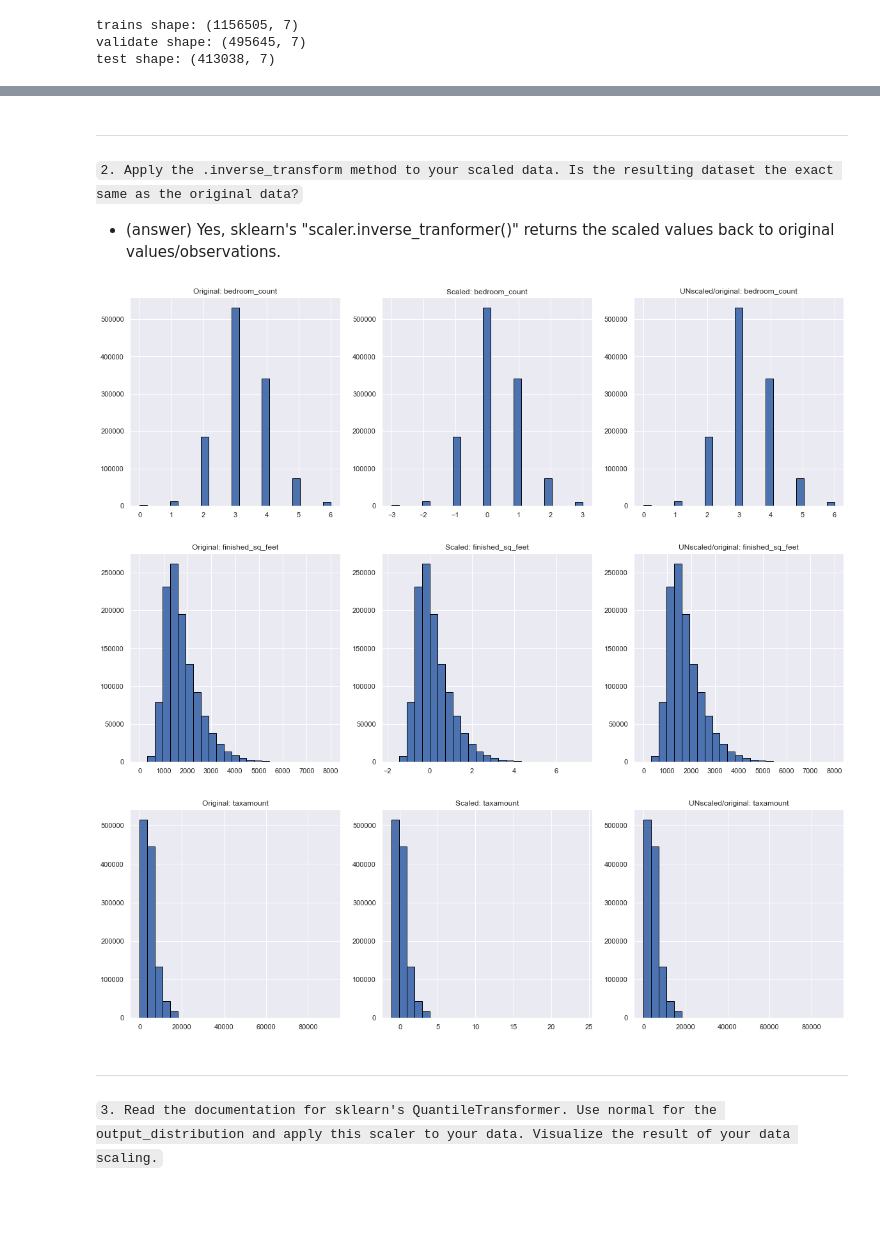
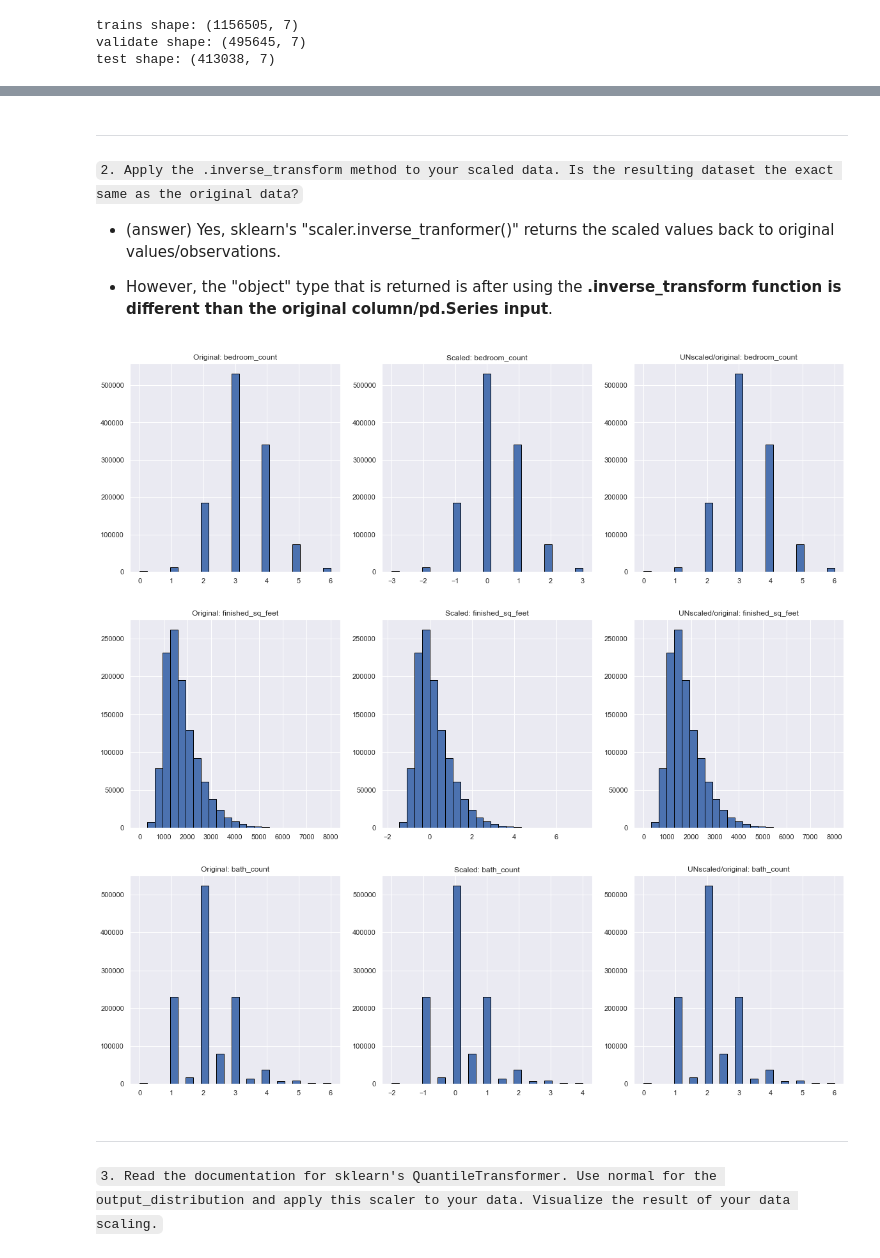
Before and after one commit to mijailmariano/regression-exercises, a Jupyter notebook: scaling.ipynb, the cells around one changed output, grey strips where cells are left out. Saved outputs shown, nothing was run; the diff lists cells and outputs as text; code cells hidden in the pictures; blank space fills up the shorter version.

```diff
--- a/scaling.ipynb
+++ b/scaling.ipynb
@@ -9,7 +9,9 @@ import numpy as np
 import scipy.stats as stats
 
 # visualization libraries
-import matplotlib.pyplot as plt
+import matplotlib as mlp
+mlp.rcParams['figure.dpi'] = 200
+from matplotlib import pyplot as plt
 import seaborn as sns
 sns.set()
 
@@ -18,6 +20,9 @@ from wrangle import get_zillow_dataset, clean_zillow_dataset, zillow_outliers, t
 
 # sklearn modules and scaling functions
 import sklearn
+
+import env
+from env import user, password, host, get_connection
 # %% [markdown]
 ----
 ### ``Scaling Numerical Data Exercises:``
@@ -133,11 +134,11 @@ test shape: (413038, 7)
 # %%
 # setting dataset independent/dependent variables
 
-X_train = train.drop(columns=["tax_dollar_value"])
-y_train = train.tax_dollar_value
+X_train = train.drop(columns=["home_value", "tax_amount"])
+y_train = train.home_value
 
-X_validate = validate.drop(columns=["tax_dollar_value"])
-y_validate = validate.tax_dollar_value
+X_validate = validate.drop(columns=["home_value", "tax_amount"])
+y_validate = validate.home_value
 
-X_test = test.drop(columns=["tax_dollar_value"])
-y_test = test.tax_dollar_value
+X_test = test.drop(columns=["home_value", "tax_amount"])
+y_test = test.home_value
@@ -144,7 +151,7 @@ y_test = test.tax_dollar_value
 # %%
 # Robust Scaler Plots
 
-cols = ["bedroom_count", "finished_sq_feet", "taxamount"]
+cols = ["bedroom_count", "finished_sq_feet", "bath_count"]
 
 for col in cols:
 
@@ -211,8 +218,10 @@ for col in cols:
 ``2. Apply the .inverse_transform method to your scaled data. Is the resulting dataset the exact same as the original data?``
 
 - (answer) Yes, sklearn's "scaler.inverse_tranformer()" returns the scaled values back to original values/observations.
+
+- However, the "object" type that is returned is after using the **.inverse_transform function is different than the original column/pd.Series input**.
 # %%
-cols = ["bedroom_count", "finished_sq_feet", "taxamount"]
+cols = ["bedroom_count", "finished_sq_feet", "bath_count"]
 
 for col in cols:
 
@@ -220,34 +229,34 @@ for col in cols:
     scaler.fit(X_train[[col]])
 
     X_train_scaled = scaler.transform(X_train[[col]])
     X_train_unscaled = scaler.inverse_transform(X_train_scaled)
 
     plt.figure(figsize=(20, 6))
 
     # plotting original data/column values
     plt.subplot(131)
     plt.hist(X_train[[col]], bins=25, ec='black')
     plt.title(f'Original: {col}')
 
     # plotting scaled data
     plt.subplot(132)
     plt.hist(X_train_scaled, bins=25, ec='black')
     plt.title(f'Scaled: {col}')
 
     # plotting unscaled/original data again
     plt.subplot(133)
     plt.hist(X_train_unscaled, bins=25, ec='black')
     plt.title(f'UNscaled/original: {col}')
 
 # note to self:
 # suplot places multiple figures in the same window and takes in three (3) numbers: M, N, P
 # where M = the number of rows
 # where N = the number of columns
 # where P = plot placement (first, second, third, etc.)
 # %% [output]
 [figure]
 [figure]
-[figure, old version]
+[figure, new version]
 # %% [markdown]
 ----
 ``3. Read the documentation for sklearn's QuantileTransformer. Use normal for the output_distribution and apply this scaler to your data. Visualize the result of your data scaling.``
```
Also changed, not shown: parts of 17 cells of this notebook, 5 other files.
